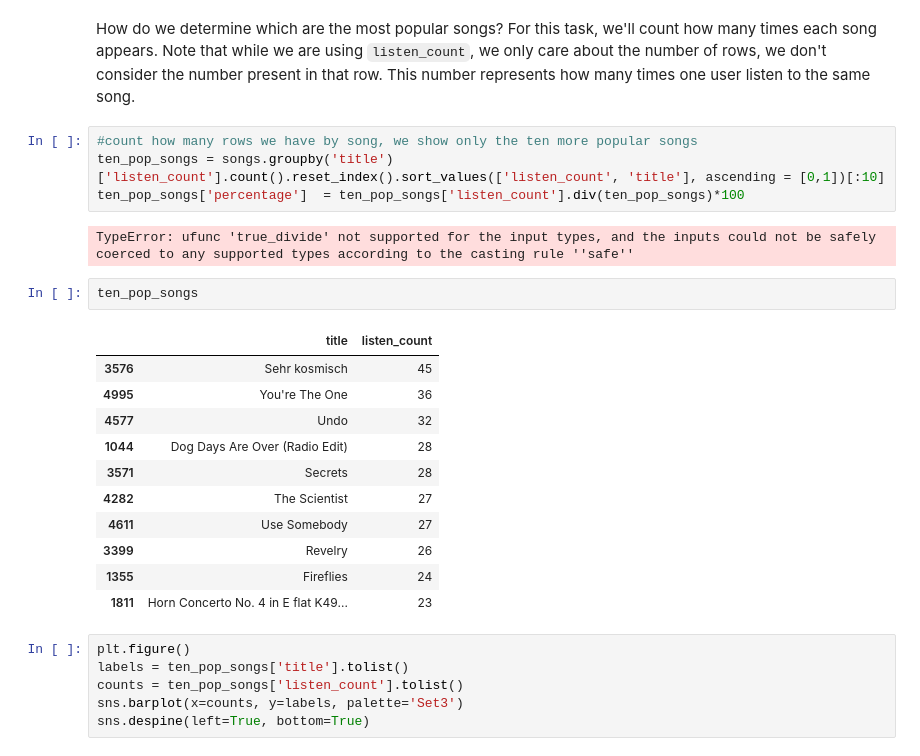
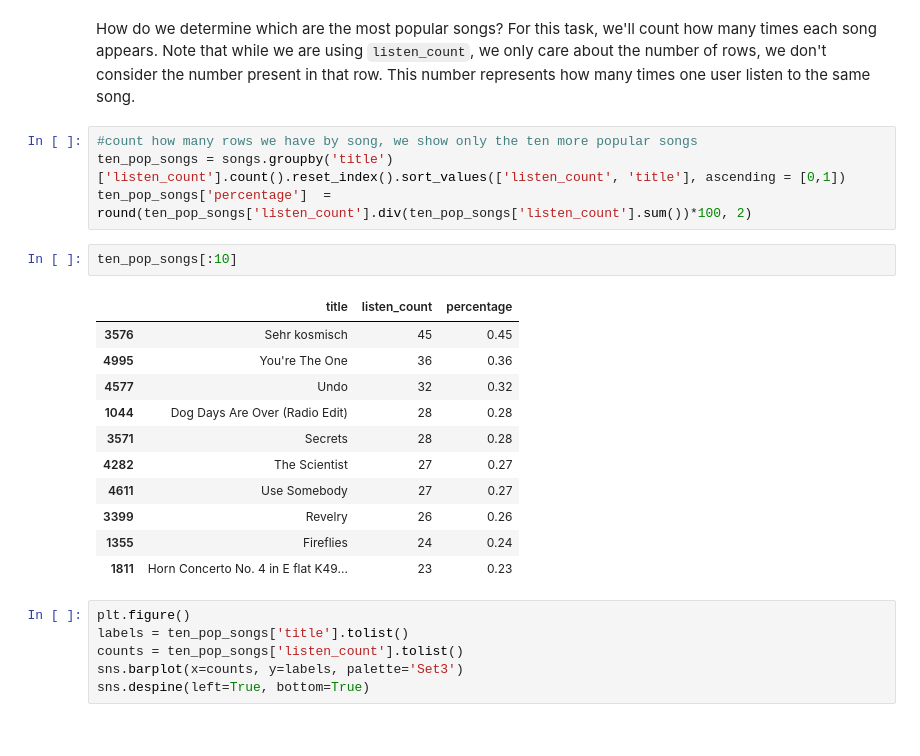
Before and after one commit to ugis22/music_recommender, a Jupyter notebook: music_recommender.ipynb, the cells around one changed output. Drawn from its saved outputs; the diff is of its cells as text.

```diff
--- a/music_recommender.ipynb
+++ b/music_recommender.ipynb
@@ -118,24 +118,22 @@ We'll go ahead and explore the popularity of songs and artists.
 How do we determine which are the most popular songs? For this task, we'll count how many times each song appears. Note that while we are using  `listen_count`, we only care about the number of rows, we don't consider the number present in that row. This number represents how many times one user listen to the same song.
 # %%
 #count how many rows we have by song, we show only the ten more popular songs
-ten_pop_songs = songs.groupby('title')['listen_count'].count().reset_index().sort_values(['listen_count', 'title'], ascending = [0,1])[:10]
-ten_pop_songs['percentage']  = ten_pop_songs['listen_count'].div(ten_pop_songs)*100
+ten_pop_songs = songs.groupby('title')['listen_count'].count().reset_index().sort_values(['listen_count', 'title'], ascending = [0,1])
+ten_pop_songs['percentage']  = round(ten_pop_songs['listen_count'].div(ten_pop_songs['listen_count'].sum())*100, 2)
-# %% [output]
-TypeError: ufunc 'true_divide' not supported for the input types, and the inputs could not be safely coerced to any supported types according to the casting rule ''safe''
 # %%
-ten_pop_songs
+ten_pop_songs[:10]
 # %% [output]
-|  | title | listen_count |
-| 3576 | Sehr kosmisch | 45 |
-| 4995 | You're The One | 36 |
-| 4577 | Undo | 32 |
-| 1044 | Dog Days Are Over (Radio Edit) | 28 |
-| 3571 | Secrets | 28 |
-| 4282 | The Scientist | 27 |
-| 4611 | Use Somebody | 27 |
-| 3399 | Revelry | 26 |
-| 1355 | Fireflies | 24 |
-| 1811 | Horn Concerto No. 4 in E flat K49... | 23 |
+|  | title | listen_count | percentage |
+| 3576 | Sehr kosmisch | 45 | 0.45 |
+| 4995 | You're The One | 36 | 0.36 |
+| 4577 | Undo | 32 | 0.32 |
+| 1044 | Dog Days Are Over (Radio Edit) | 28 | 0.28 |
+| 3571 | Secrets | 28 | 0.28 |
+| 4282 | The Scientist | 27 | 0.27 |
+| 4611 | Use Somebody | 27 | 0.27 |
+| 3399 | Revelry | 26 | 0.26 |
+| 1355 | Fireflies | 24 | 0.24 |
+| 1811 | Horn Concerto No. 4 in E flat K49... | 23 | 0.23 |
 # %%
 plt.figure()
 labels = ten_pop_songs['title'].tolist()
```
